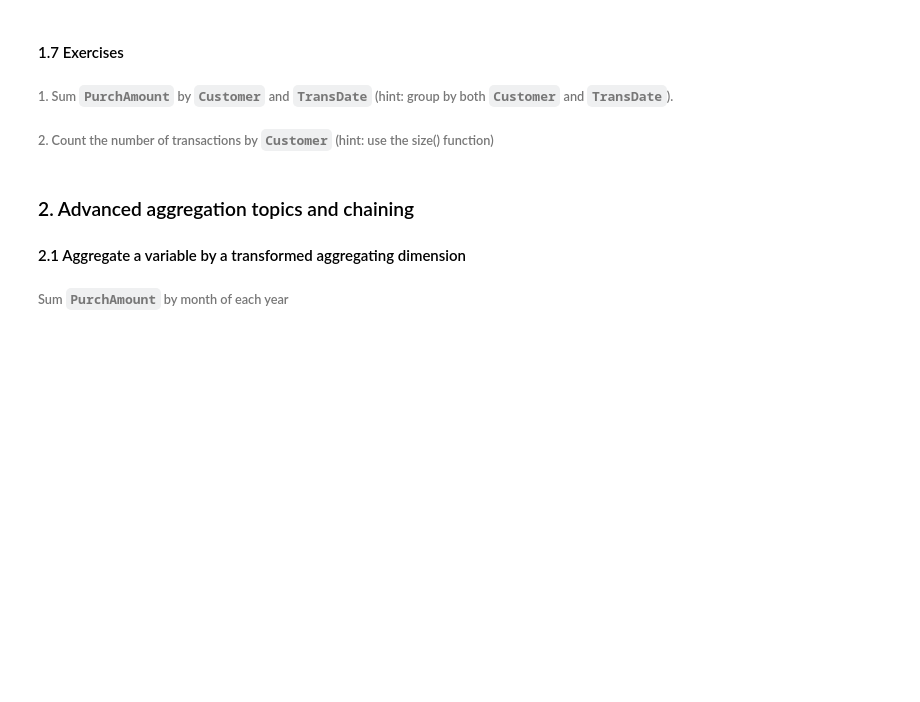
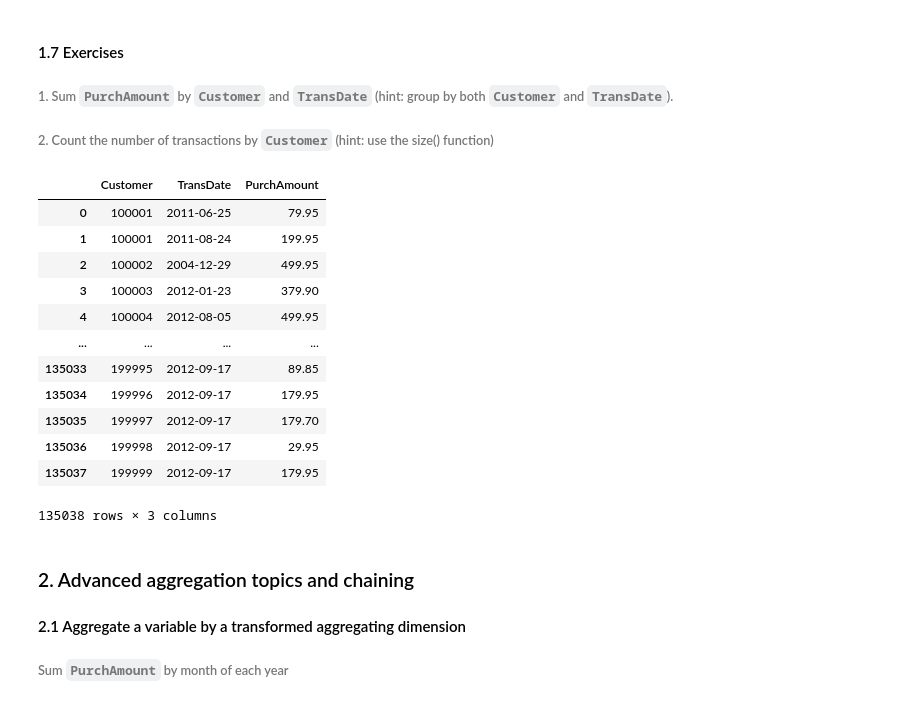
Before and after one commit to michalis0/DataScience_and_MachineLearning, a Jupyter notebook: week3/Advanced_Pandas_Operations_Aggregation.ipynb, the cells around one changed output. Drawn from its saved outputs; the diff is of its cells as text; code cells hidden in the pictures; blank space fills up the shorter version.

```diff
--- a/week3/Advanced_Pandas_Operations_Aggregation.ipynb
+++ b/week3/Advanced_Pandas_Operations_Aggregation.ipynb
@@ -198,8 +206,22 @@ myData.iloc[1:6].groupby("Customer", as_index=False)["PurchAmount"].sum()
 ###### 2. Count the number of transactions by `Customer` (hint: use the size() function)
 # %%
 # 1. [your code here]
-
+myData.groupby(["Customer", "TransDate"])["PurchAmount"].sum().reset_index()
 # 2. [your code here]
+# %% [output]
+|  | Customer | TransDate | PurchAmount |
+| 0 | 100001 | 2011-06-25 | 79.95 |
+| 1 | 100001 | 2011-08-24 | 199.95 |
+| 2 | 100002 | 2004-12-29 | 499.95 |
+| 3 | 100003 | 2012-01-23 | 379.90 |
+| 4 | 100004 | 2012-08-05 | 499.95 |
+| ... | ... | ... | ... |
+| 135033 | 199995 | 2012-09-17 | 89.85 |
+| 135034 | 199996 | 2012-09-17 | 179.95 |
+| 135035 | 199997 | 2012-09-17 | 179.70 |
+| 135036 | 199998 | 2012-09-17 | 29.95 |
+| 135037 | 199999 | 2012-09-17 | 179.95 |
+135038 rows × 3 columns
 # %% [markdown]
 ### 2. Advanced aggregation topics and chaining
 #### 2.1 Aggregate a variable by a transformed aggregating dimension
```
Also changed, not shown: parts of 3 cells of this notebook.
